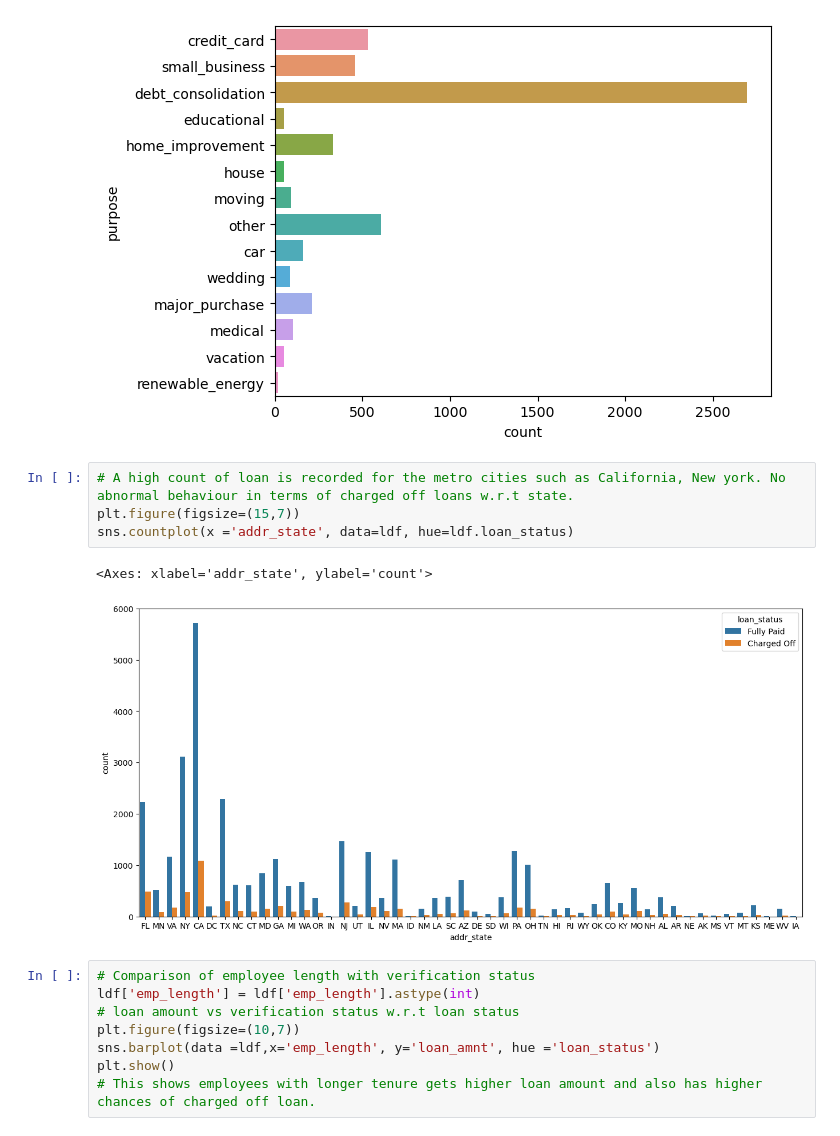
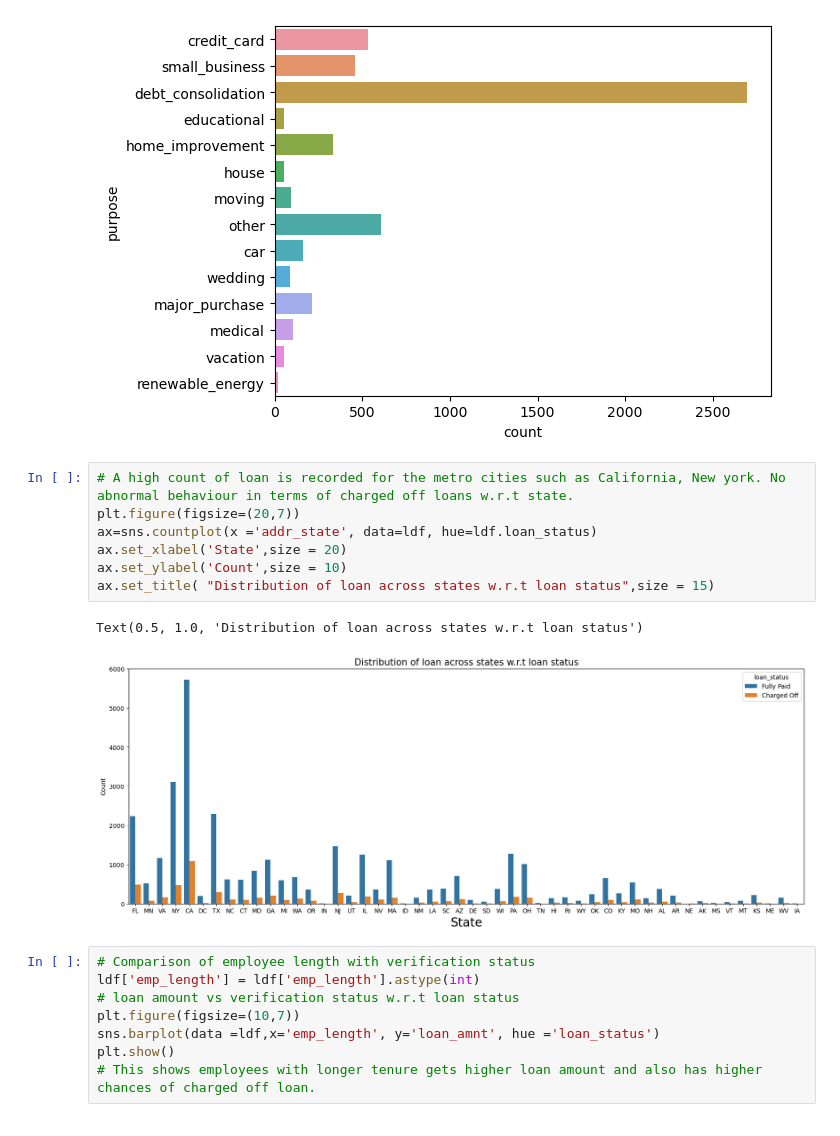
Before and after one commit to MT2012039/Lending_Club_Case_Study, a Jupyter notebook: Debargha_Chandrika.ipynb, the cells around one changed output. Saved outputs shown, nothing was run; the diff lists cells and outputs as text.

```diff
--- a/Debargha_Chandrika.ipynb
+++ b/Debargha_Chandrika.ipynb
@@ -727,11 +766,14 @@ sns.countplot(y ='purpose', data=ldf[ldf.loan_status == 'Charged Off'])
 [figure]
 # %%
 # A high count of loan is recorded for the metro cities such as California, New york. No abnormal behaviour in terms of charged off loans w.r.t state.
-plt.figure(figsize=(15,7))
-sns.countplot(x ='addr_state', data=ldf, hue=ldf.loan_status)
+plt.figure(figsize=(20,7))
+ax=sns.countplot(x ='addr_state', data=ldf, hue=ldf.loan_status)
+ax.set_xlabel('State',size = 20)
+ax.set_ylabel('Count',size = 10)
+ax.set_title( "Distribution of loan across states w.r.t loan status",size = 15)
 # %% [output]
-<Axes: xlabel='addr_state', ylabel='count'>
+Text(0.5, 1.0, 'Distribution of loan across states w.r.t loan status')
-[figure, old version]
+[figure, new version]
 # %%
 # Comparison of employee length with verification status
 ldf['emp_length'] = ldf['emp_length'].astype(int)
```
Also changed, not shown: parts of 34 cells of this notebook, 1 other file.
